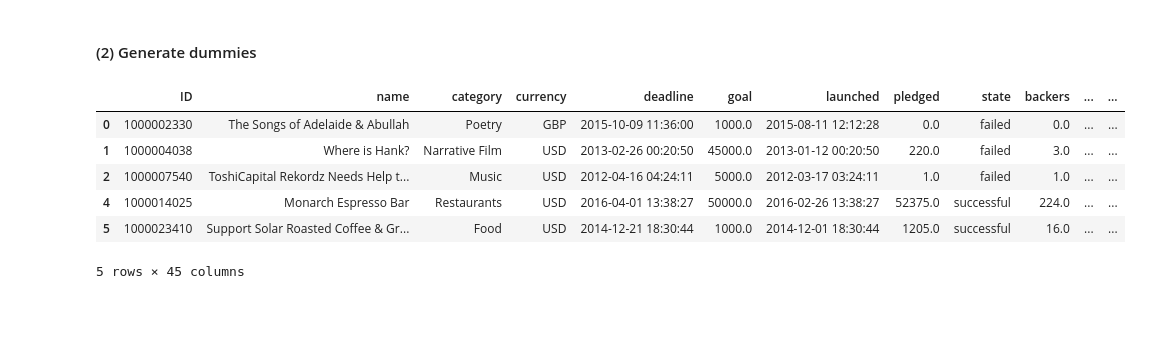
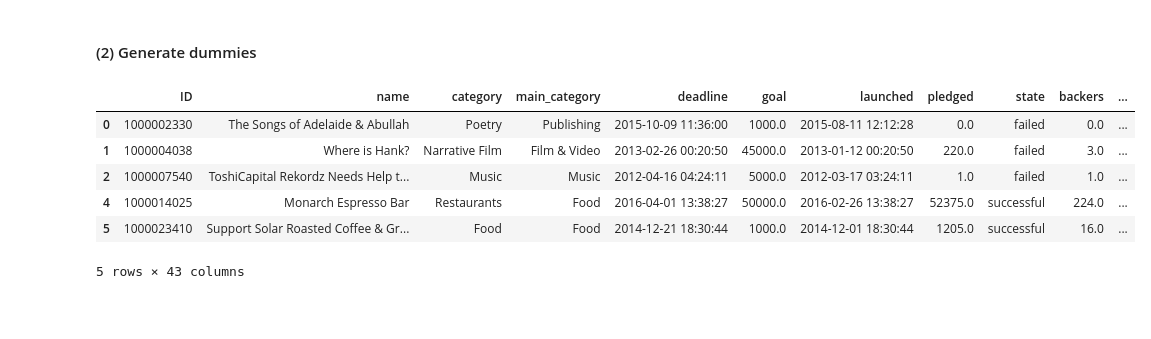
Before and after one commit to ABizCho/py_machineLearning, a Jupyter notebook: Assignment_Individual/asgmt_3_201823869.ipynb, the cells around one changed output. Cells and saved outputs as stored; diff of their text form; code cells hidden in the pictures.

```diff
--- a/Assignment_Individual/asgmt_3_201823869.ipynb
+++ b/Assignment_Individual/asgmt_3_201823869.ipynb
@@ -859,16 +859,17 @@ Name: state, dtype: int64
 # %% [markdown]
 #### (2) Generate dummies
 # %%
-df_ks_pd = pd.get_dummies(data=df_ks_p, columns=['country','main_category'],drop_first=True)
+df_ks_pd = pd.get_dummies(data=df_ks_p, columns=['main_category'],drop_first=True)
+# df_ks_pd = pd.get_dummies(data=df_ks_p, columns=['country','currency'],drop_first=True)
 df_ks_pd.head()
 # %% [output]
-|  | ID | name | category | currency | deadline | goal | launched | pledged | state | backers | ... | ... |
-| 0 | 1000002330 | The Songs of Adelaide & Abullah | Poetry | GBP | 2015-10-09 11:36:00 | 1000.0 | 2015-08-11 12:12:28 | 0.0 | failed | 0.0 | ... | ... |
-| 1 | 1000004038 | Where is Hank? | Narrative Film | USD | 2013-02-26 00:20:50 | 45000.0 | 2013-01-12 00:20:50 | 220.0 | failed | 3.0 | ... | ... |
-| 2 | 1000007540 | ToshiCapital Rekordz Needs Help t... | Music | USD | 2012-04-16 04:24:11 | 5000.0 | 2012-03-17 03:24:11 | 1.0 | failed | 1.0 | ... | ... |
-| 4 | 1000014025 | Monarch Espresso Bar | Restaurants | USD | 2016-04-01 13:38:27 | 50000.0 | 2016-02-26 13:38:27 | 52375.0 | successful | 224.0 | ... | ... |
-| 5 | 1000023410 | Support Solar Roasted Coffee & Gr... | Food | USD | 2014-12-21 18:30:44 | 1000.0 | 2014-12-01 18:30:44 | 1205.0 | successful | 16.0 | ... | ... |
+|  | ID | name | category | main_category | deadline | goal | launched | pledged | state | backers | ... |
+| 0 | 1000002330 | The Songs of Adelaide & Abullah | Poetry | Publishing | 2015-10-09 11:36:00 | 1000.0 | 2015-08-11 12:12:28 | 0.0 | failed | 0.0 | ... |
+| 1 | 1000004038 | Where is Hank? | Narrative Film | Film & Video | 2013-02-26 00:20:50 | 45000.0 | 2013-01-12 00:20:50 | 220.0 | failed | 3.0 | ... |
+| 2 | 1000007540 | ToshiCapital Rekordz Needs Help t... | Music | Music | 2012-04-16 04:24:11 | 5000.0 | 2012-03-17 03:24:11 | 1.0 | failed | 1.0 | ... |
+| 4 | 1000014025 | Monarch Espresso Bar | Restaurants | Food | 2016-04-01 13:38:27 | 50000.0 | 2016-02-26 13:38:27 | 52375.0 | successful | 224.0 | ... |
+| 5 | 1000023410 | Support Solar Roasted Coffee & Gr... | Food | Food | 2014-12-21 18:30:44 | 1000.0 | 2014-12-01 18:30:44 | 1205.0 | successful | 16.0 | ... |
-5 rows × 45 columns
+5 rows × 43 columns
 # %% [markdown]
 <br>
 # %% [markdown]
```
Also changed, not shown: parts of 5 cells of this notebook, 1 other file.
